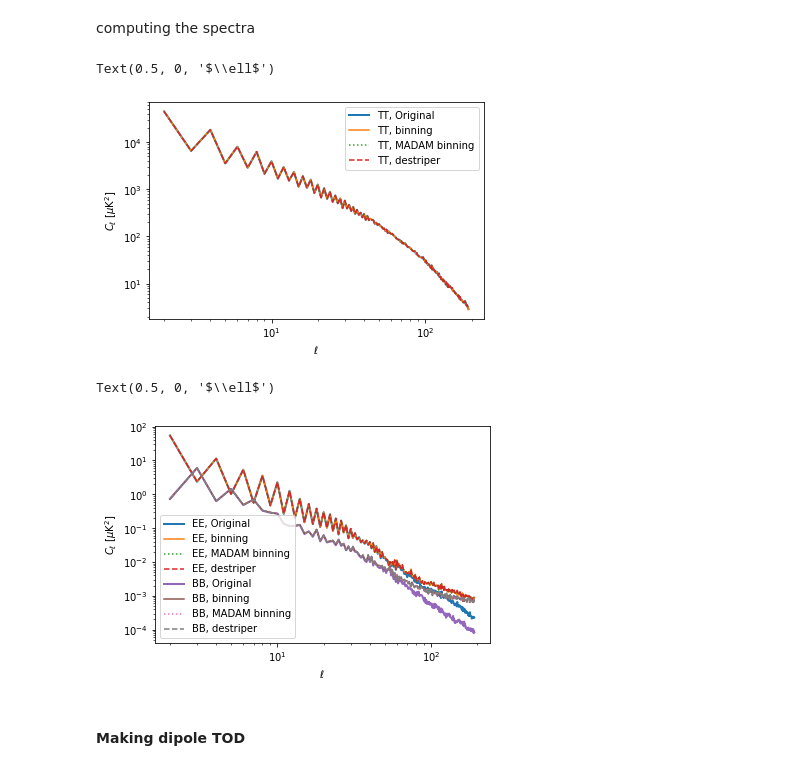
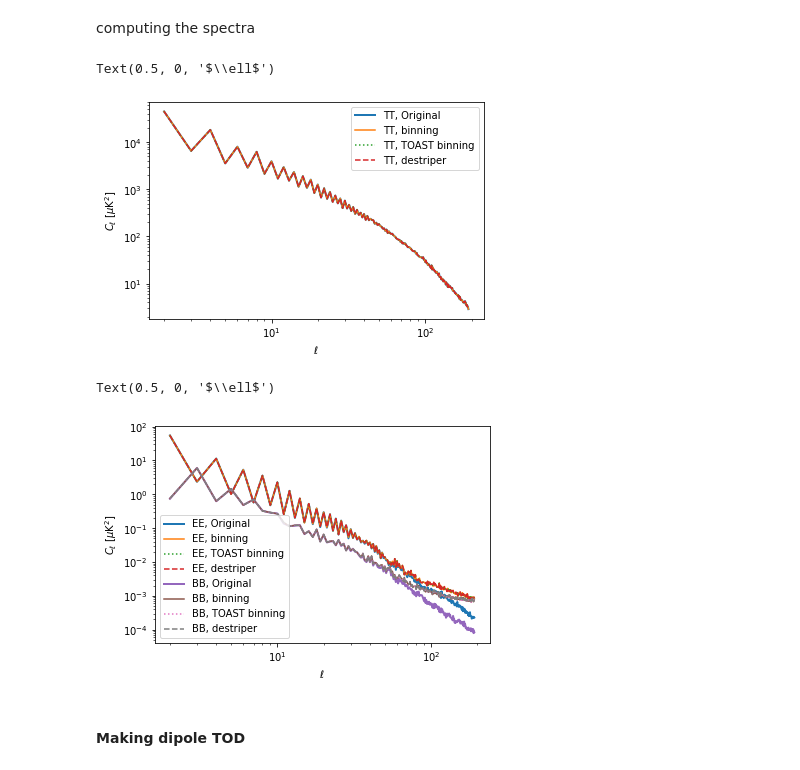
Before and after one commit to litebird/litebird_sim, a Jupyter notebook: notebooks/litebird_sim_example.ipynb, the cells around one changed output. Saved outputs shown, nothing was run; the diff lists cells and outputs as text; code cells hidden in the pictures.

```diff
--- a/notebooks/litebird_sim_example.ipynb
+++ b/notebooks/litebird_sim_example.ipynb
@@ -373,28 +373,28 @@ cl_map_noise_destr = hp.anafast(m_noise_destr)
 # %%
 ell = np.arange(cl_map_noise_bin[0].size)
 plt.loglog(ell[2:], cl_map_original[0, 2:] * 1e12, lw = 2, label="TT, Original")
 plt.loglog(ell[2:], cl_map_noise_bin[0, 2:] * 1e12, label="TT, binning")
 plt.loglog(
-    ell[2:], cl_map_noise_madam_bin[0, 2:] * 1e12, label="TT, MADAM binning", ls=":"
+    ell[2:], cl_map_noise_madam_bin[0, 2:] * 1e12, label="TT, TOAST binning", ls=":"
 )
 plt.loglog(ell[2:], cl_map_noise_destr[0, 2:] * 1e12, label="TT, destriper", ls="--")
 plt.legend()
 plt.ylabel(r"$C_{\ell}$ [$\mu$K$^2$]")
 plt.xlabel(r"$\ell$")
 # %% [output]
 Text(0.5, 0, '$\\ell$')
-[figure, old version]
+[figure, new version]
 # %%
 plt.loglog(ell[2:], cl_map_original[1, 2:] * 1e12, lw = 2, label="EE, Original")
 plt.loglog(ell[2:], cl_map_noise_bin[1, 2:] * 1e12, label="EE, binning")
 plt.loglog(
-    ell[2:], cl_map_noise_madam_bin[1, 2:] * 1e12, label="EE, MADAM binning", ls=":"
+    ell[2:], cl_map_noise_madam_bin[1, 2:] * 1e12, label="EE, TOAST binning", ls=":"
 )
 plt.loglog(ell[2:], cl_map_noise_destr[1, 2:] * 1e12, label="EE, destriper", ls="--")
 plt.loglog(ell[2:], cl_map_original[2, 2:] * 1e12, lw = 2, label="BB, Original")
 plt.loglog(ell[2:], cl_map_noise_bin[2, 2:] * 1e12, label="BB, binning")
 plt.loglog(
-    ell[2:], cl_map_noise_madam_bin[2, 2:] * 1e12, label="BB, MADAM binning", ls=":"
+    ell[2:], cl_map_noise_madam_bin[2, 2:] * 1e12, label="BB, TOAST binning", ls=":"
 )
 plt.loglog(ell[2:], cl_map_noise_destr[2, 2:] * 1e12, label="BB, destriper", ls="--")
 plt.legend()
@@ -402,7 +402,7 @@ plt.ylabel(r"$C_{\ell}$ [$\mu$K$^2$]")
 plt.xlabel(r"$\ell$")
 # %% [output]
 Text(0.5, 0, '$\\ell$')
-[figure, old version]
+[figure, new version]
 # %% [markdown]
 #### Making dipole TOD
 # %%
```
Also changed, not shown: parts of 9 cells of this notebook.
